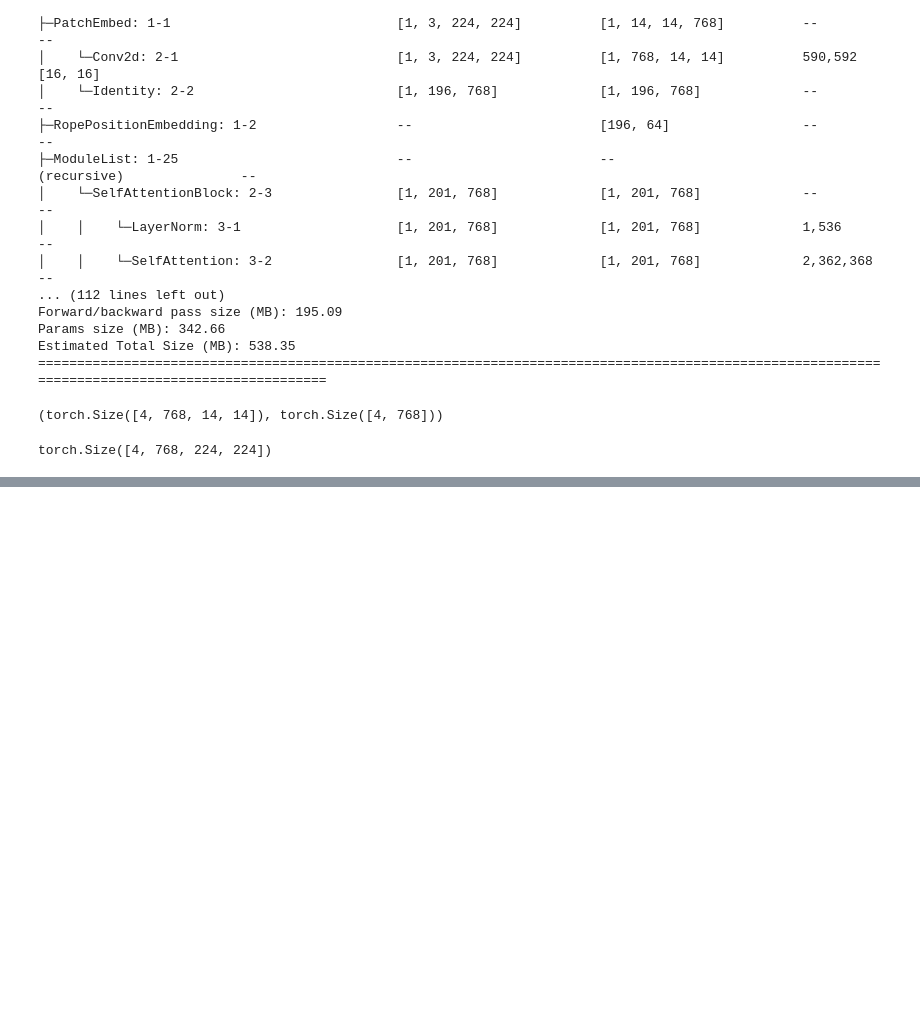
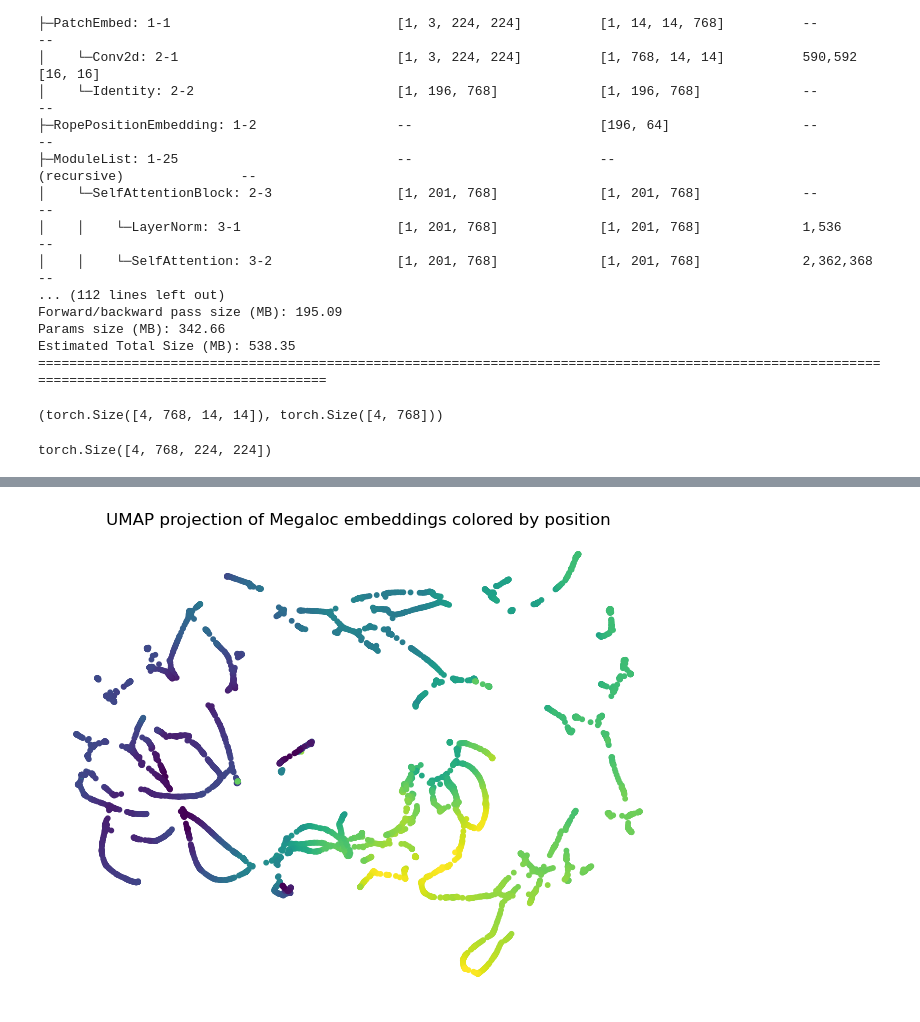
Before and after one commit to sergio-alberto-dlm/visual_localization, a Jupyter notebook: 1_feat_extract.ipynb, the cells around one changed output, grey strips where cells are left out. Cells and saved outputs as stored; diff of their text form; code cells hidden in the pictures; blank space fills up the shorter version.

```diff
--- a/1_feat_extract.ipynb
+++ b/1_feat_extract.ipynb
@@ -331,0 +358,47 @@ plt.imshow(pca_features); plt.show()
+# %%
+traj_dev_pose = {trj.device_id: [trj.q, trj.t] for trj in traj}
+# %%
+sync_quats = [
+    traj_dev_pose[row["device_id"]][0]
+    for _, row in manifest.iterrows()
+]
+sync_t = [
+    traj_dev_pose[row["device_id"]][1]
+    for _, row in manifest.iterrows()
+]
+# %%
+import umap
+import numpy as np
+import matplotlib.pyplot as plt
+
+# Create the UMAP reducer
+reducer = umap.UMAP(
+    n_neighbors=15,        # controls local vs global structure
+    min_dist=0.1,          # controls tightness of clusters
+    n_components=2,        # we want 2D visualization
+    metric='cosine',       # good for embeddings
+    random_state=42
+)
+
+# Compute the reduced embedding
+embedding_2d = reducer.fit_transform(embeds)
+# %%
+trans = np.stack(sync_t)
+
+# # 1. colors by pose
+# pos_norm = (pos - pos.min(0)) / (pos.max(0) - pos.min(0))
+# colors = pos_norm  # interpret as RGB
+
+# 2. colors by z
+z = trans[:, 1]  # or x, depending on direction of motion
+z_norm = (z - z.min()) / (z.max() - z.min())
+colors = plt.cm.viridis(z_norm)
+
+
+plt.figure(figsize=(8,6))
+plt.scatter(embedding_2d[:,0], embedding_2d[:,1], c=colors, s=10)
+plt.title("UMAP projection of Megaloc embeddings colored by position")
+plt.axis("off")
+plt.show()
+# %% [output]
+[figure, added]
```
Also changed, not shown: parts of 5 cells of this notebook, 3 other files.
